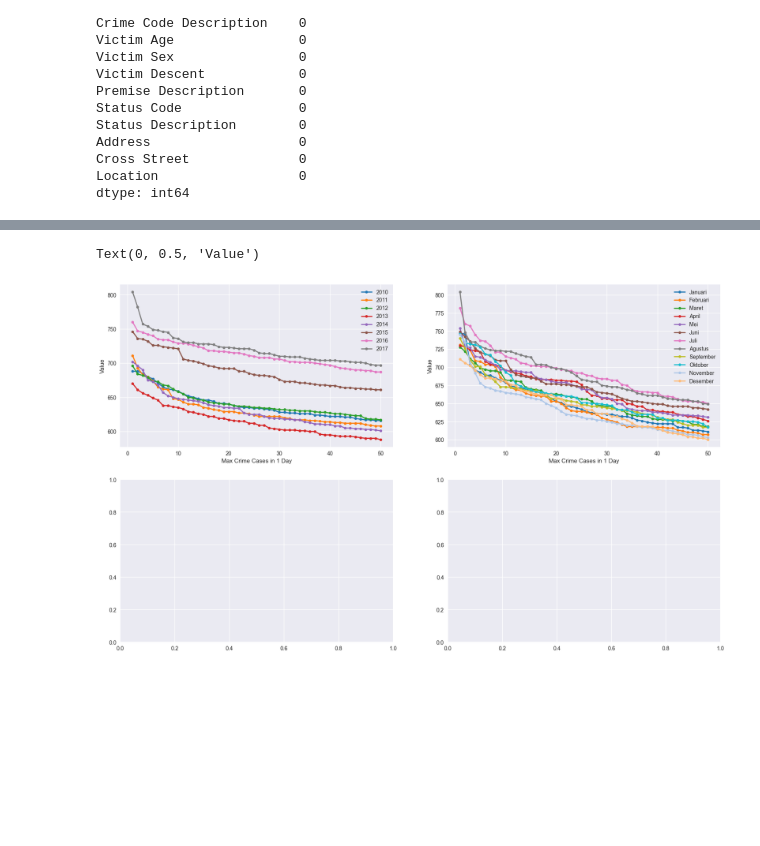
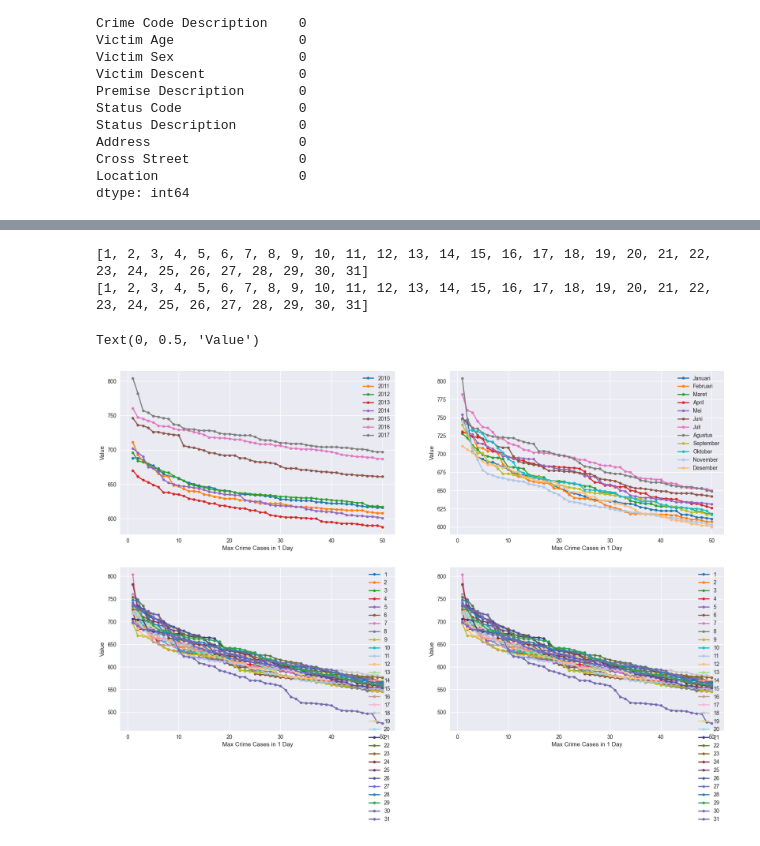
Before and after one commit to TeddyDharma/Crime-in-Los-Angeles, a Jupyter notebook: analytics.ipynb, the cells around one changed output, grey strips where cells are left out. Drawn from its saved outputs; the diff is of its cells as text; code cells hidden in the pictures; blank space fills up the shorter version.

```diff
--- a/analytics.ipynb
+++ b/analytics.ipynb
@@ -164,20 +164,34 @@ bulan_dict = {
     11: 'November',
     12: 'Desember'
 }
+# colors = [
+#     '#1f77b4',  # biru
+#     '#ff7f0e',  # oranye
+#     '#2ca02c',  # hijau
+#     '#d62728',  # merah
+#     '#9467bd',  # ungu
+#     '#8c564b',  # coklat
+#     '#e377c2',  # magenta
+#     '#7f7f7f',  # abu-abu
+#     '#bcbd22',  # kuning hijau
+#     '#17becf',  # biru cyan
+#     '#aec7e8',  # biru muda
+#     '#ffbb78'   # oranye muda
+# ]
+
 colors = [
-    '#1f77b4',  # biru
-    '#ff7f0e',  # oranye
-    '#2ca02c',  # hijau
-    '#d62728',  # merah
-    '#9467bd',  # ungu
-    '#8c564b',  # coklat
-    '#e377c2',  # magenta
-    '#7f7f7f',  # abu-abu
-    '#bcbd22',  # kuning hijau
-    '#17becf',  # biru cyan
-    '#aec7e8',  # biru muda
-    '#ffbb78'   # oranye muda
+    '#1f77b4', '#ff7f0e', '#2ca02c', '#d62728', '#9467bd',  # warna dasar
+    '#8c564b', '#e377c2', '#7f7f7f', '#bcbd22', '#17becf',  # warna tambahan
+    '#aec7e8', '#ffbb78', '#98df8a', '#ff9896', '#c5b0d5',  # warna muda
+    '#c49c94', '#f7b6d2', '#c7c7c7', '#dbdb8d', '#9edae5',  # warna tambahan muda
+    '#393b79', '#637939', '#8c6d31', '#843c39', '#7b4173',  # warna gelap
+    '#5254a3', '#6b6ecf', '#3182bd', '#31a354', '#756bb1'   # warna terang
+    ,'#756bb1'
 ]
+
+
+
+# Anda bisa mengakses warna menggunakan indeks, misalnya colors[0] untuk warna pertama
 
 def get_count(data: pd.DataFrame, col1 : str, col2 : str) -> tuple:
     counts_per_years = []
@@ -199,34 +213,52 @@ plt.style.use('seaborn-v0_8-dark-palette')
 fig, ax = plt.subplots(nrows=2, ncols=2, figsize = (20, 12))
 data_grouped = data_cleaned.groupby(["Date Reported", "year"]).size().reset_index(name = "count")
 get_count_per_years, years = get_count(data_grouped, col1 = "year", col2 = "count")
 
 
 # starting to plotting
 
 for idx, (count, year) in enumerate(zip(get_count_per_years, years)):
     ax[0, 0].plot([x for x in range(1, 51)], count, label = year, marker='o',
      linewidth=2, markersize=5, color = colors[idx])
 
 ax[0, 0].legend()
 ax[0, 0].set_xlabel("Max Crime Cases in 1 Day")
 ax[0, 0].set_ylabel("Value")
 
 # plotting based on month
 
 data_grouped = data_cleaned.groupby(["Date Reported", "month"]).size().reset_index(name = "count")
 get_count_per_month, years = get_count(data_grouped, col1 = "month", col2 = "count")
 for idx, (count, year) in enumerate(zip(get_count_per_month, years)):
     ax[0, 1].plot([x for x in range(1, 51)], count, label = year, marker='o',
      linewidth=2, markersize=5, color = colors[idx])
 ax[0, 1].legend()
 ax[0, 1].set_xlabel("Max Crime Cases in 1 Day")
 ax[0, 1].set_ylabel("Value")
 
 
-# plotting yang sama dengan diatas tapi gunakana date
-
+# plotting pie chart dengan diatas tapi gunakana date
+data_grouped = data_cleaned.groupby(["Date Reported", "date"]).size().reset_index(name = "count")
+get_count_per_day, years = get_count(data_grouped, col1 = "date", col2 = "count")
+for idx, (count, year) in enumerate(zip(get_count_per_day, years)):
+    ax[1, 0].plot([x for x in range(1, 51)], count, label = year, marker='o',
+     linewidth=2, markersize=5, color = colors[idx])
+ax[1, 0].legend()
+ax[1, 0].set_xlabel("Max Crime Cases in 1 Day")
+ax[1, 0].set_ylabel("Value")
 
 # plottng barplot dengan x= month dan hue = year
+
+data_grouped = data_cleaned.groupby(["Date Reported", "date"]).size().reset_index(name = "count")
+get_count_per_day, years = get_count(data_grouped, col1 = "date", col2 = "count")
+for idx, (count, year) in enumerate(zip(get_count_per_day, years)):
+    ax[1, 1].plot([x for x in range(1, 51)], count, label = year, marker='o',
+     linewidth=2, markersize=5, color = colors[idx])
+ax[1, 1].legend()
+ax[1, 1].set_xlabel("Max Crime Cases in 1 Day")
+ax[1, 1].set_ylabel("Value")
 # %% [output]
-Text(0, 0.5, 'Value')
+[1, 2, 3, 4, 5, 6, 7, 8, 9, 10, 11, 12, 13, 14, 15, 16, 17, 18, 19, 20, 21, 22, 23, 24, 25, 26, 27, 28, 29, 30, 31]
+[1, 2, 3, 4, 5, 6, 7, 8, 9, 10, 11, 12, 13, 14, 15, 16, 17, 18, 19, 20, 21, 22, 23, 24, 25, 26, 27, 28, 29, 30, 31]
+Text(0, 0.5, 'Value')
-[figure, old version]
+[figure, new version]
```
